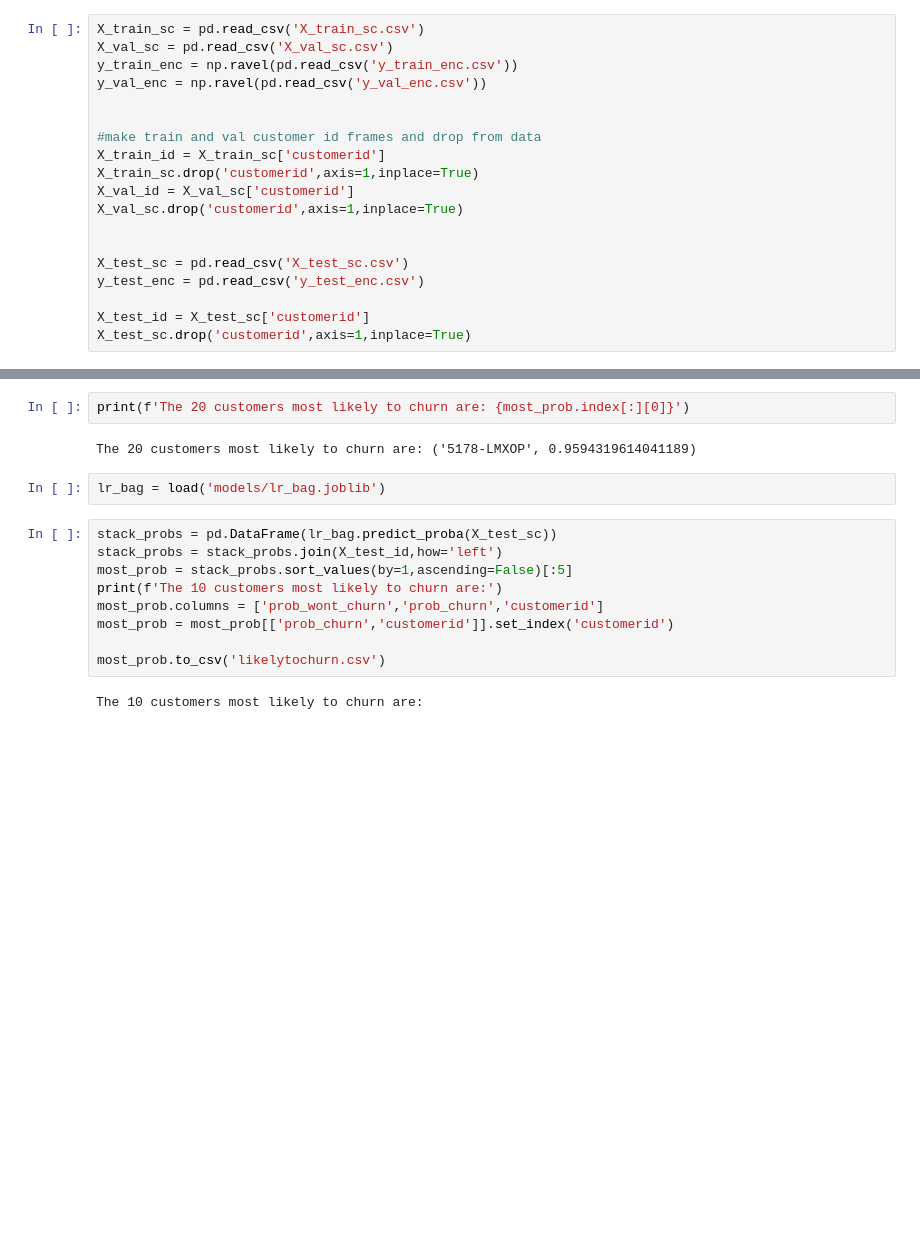
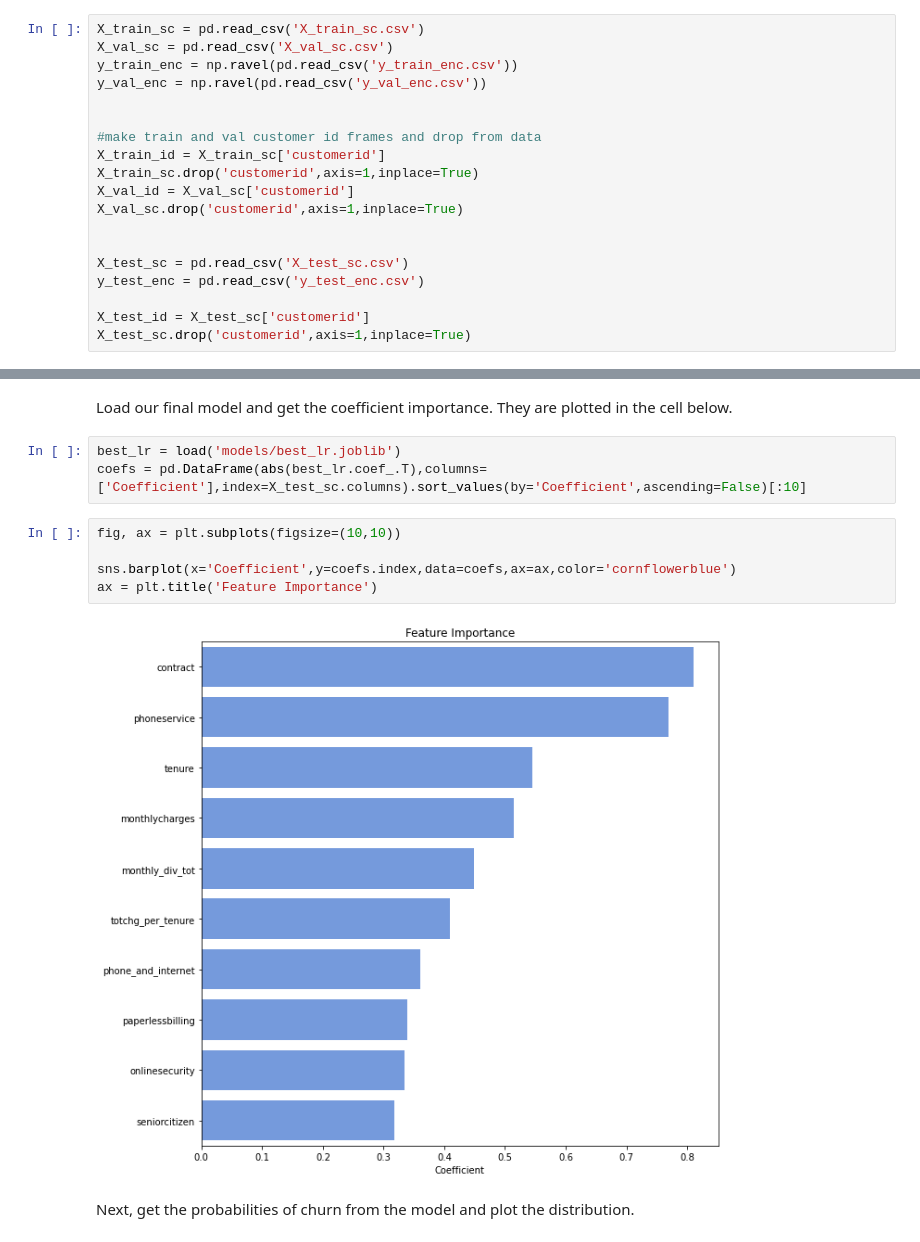
Before and after one commit to GriffinRiner/bsc-phase-three-project, a Jupyter notebook: notebooks/exploratory/Warren/probabilities testing.ipynb, the cells around one changed output, grey strips where cells are left out. Cells and saved outputs as stored; diff of their text form; blank space fills up the shorter version.

```diff
--- a/notebooks/exploratory/Warren/probabilities testing.ipynb
+++ b/notebooks/exploratory/Warren/probabilities testing.ipynb
@@ -88,17 +28,14 @@ most_prob = pred_probs.groupby(['customerid',1]).sum().nsmallest(20,columns=0)
-# %%
-print(f'The 20 customers most likely to churn are: {most_prob.index[:][0]}')
-# %% [output]
-The 20 customers most likely to churn are: ('5178-LMXOP', 0.9594319614041189)
-# %%
-lr_bag = load('models/lr_bag.joblib')
-# %%
-stack_probs = pd.DataFrame(lr_bag.predict_proba(X_test_sc))
-stack_probs = stack_probs.join(X_test_id,how='left')
-most_prob = stack_probs.sort_values(by=1,ascending=False)[:5]
-print(f'The 10 customers most likely to churn are:')
-most_prob.columns = ['prob_wont_churn','prob_churn','customerid']
-most_prob = most_prob[['prob_churn','customerid']].set_index('customerid')
-
-most_prob.to_csv('likelytochurn.csv')
-# %% [output]
-The 10 customers most likely to churn are:
+# %% [markdown]
+Load our final model and get the coefficient importance. They are plotted in the cell below.
+# %%
+best_lr = load('models/best_lr.joblib')
+coefs = pd.DataFrame(abs(best_lr.coef_.T),columns=['Coefficient'],index=X_test_sc.columns).sort_values(by='Coefficient',ascending=False)[:10]
+# %%
+fig, ax = plt.subplots(figsize=(10,10))
+
+sns.barplot(x='Coefficient',y=coefs.index,data=coefs,ax=ax,color='cornflowerblue')
+ax = plt.title('Feature Importance')
+# %% [output]
+[figure, added]
+# %% [markdown]
+Next, get the probabilities of churn from the model and plot the distribution.
```
Also changed, not shown: parts of 19 cells of this notebook, 12 other files.
